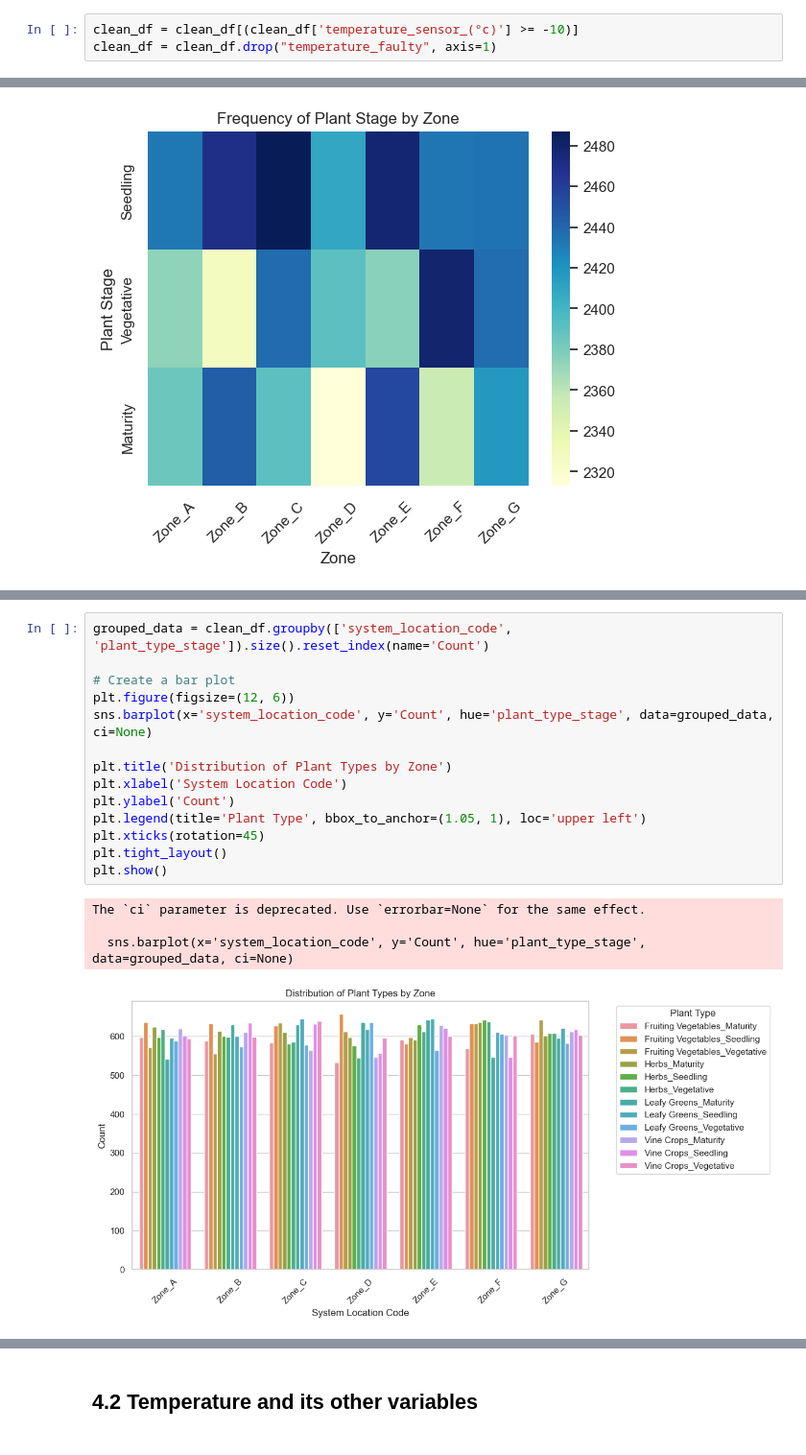
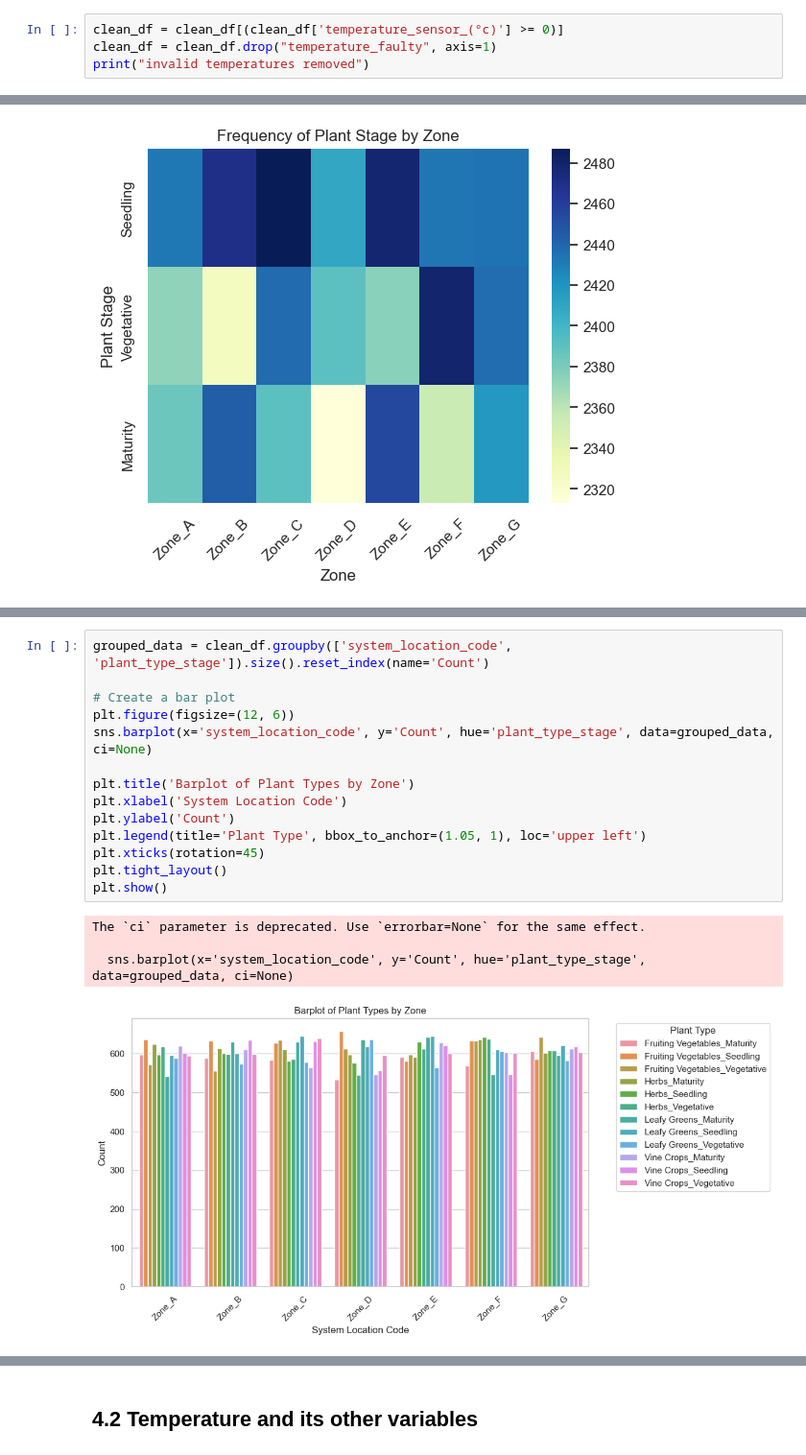
Before and after one commit to omgacai/Predictive-ML-Project, a Jupyter notebook: eda.ipynb, the cells around one changed output, grey strips where cells are left out. Shown at 96% size. Saved outputs shown, nothing was run; the diff lists cells and outputs as text.

```diff
--- a/eda.ipynb
+++ b/eda.ipynb
@@ -472,3 +482,4 @@ Given that the temperature readings below -10°C are likely the result of sensor
 # %%
-clean_df = clean_df[(clean_df['temperature_sensor_(°c)'] >= -10)]
+clean_df = clean_df[(clean_df['temperature_sensor_(°c)'] >= 0)]
 clean_df = clean_df.drop("temperature_faulty", axis=1)
+print("invalid temperatures removed")
@@ -644,19 +666,19 @@ The `ci` parameter is deprecated. Use `errorbar=None` for the same effect.
 # %%
 grouped_data = clean_df.groupby(['system_location_code', 'plant_type_stage']).size().reset_index(name='Count')
 
 # Create a bar plot
 plt.figure(figsize=(12, 6))
 sns.barplot(x='system_location_code', y='Count', hue='plant_type_stage', data=grouped_data, ci=None)
 
-plt.title('Distribution of Plant Types by Zone')
+plt.title('Barplot of Plant Types by Zone')
 plt.xlabel('System Location Code')
 plt.ylabel('Count')
 plt.legend(title='Plant Type', bbox_to_anchor=(1.05, 1), loc='upper left')
 plt.xticks(rotation=45)
 plt.tight_layout()
 plt.show()
 # %% [output]
 The `ci` parameter is deprecated. Use `errorbar=None` for the same effect.
 
   sns.barplot(x='system_location_code', y='Count', hue='plant_type_stage', data=grouped_data, ci=None)
-[figure, old version]
+[figure, new version]
```
Also changed, not shown: parts of 22 cells of this notebook.
